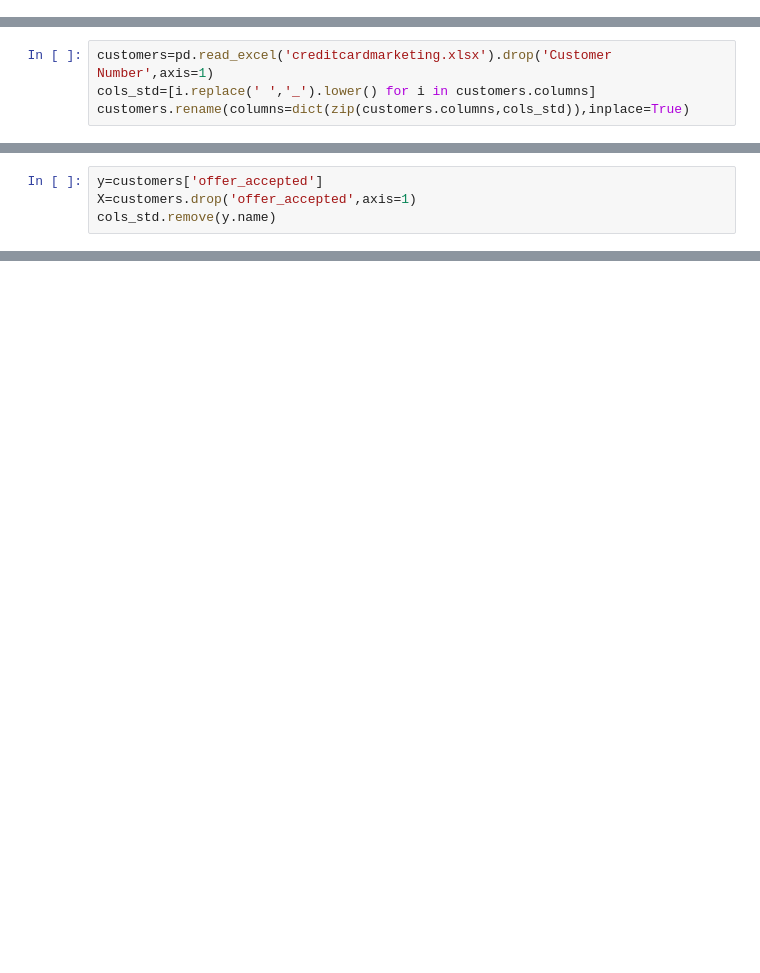
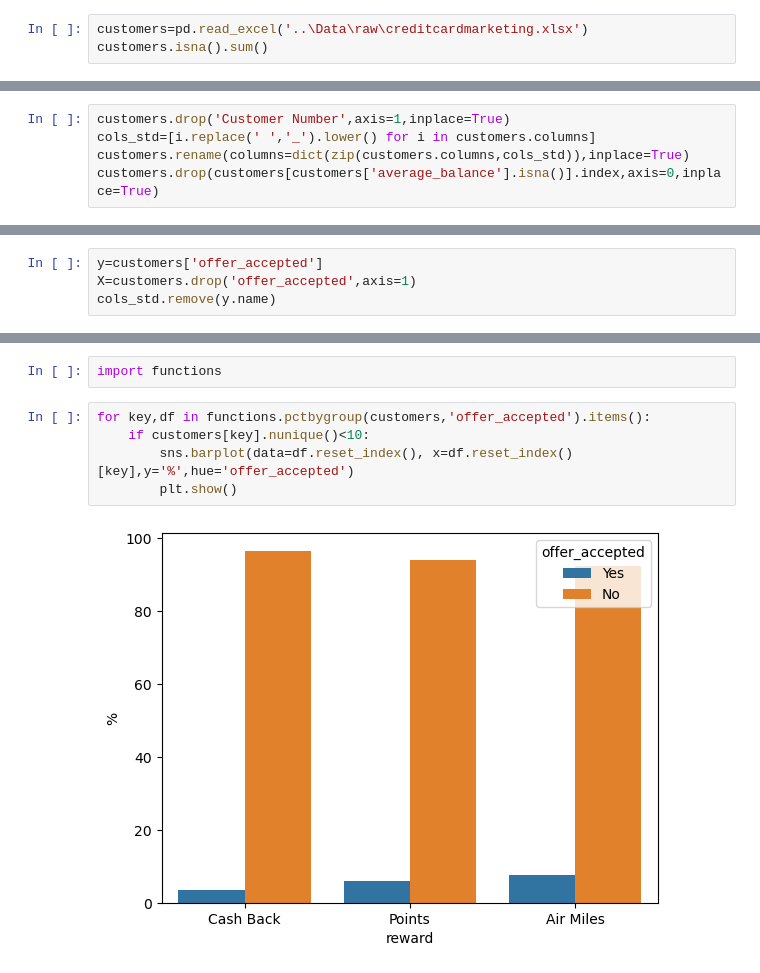
Before and after one commit to Amuyen/midbootcamp-project, a Jupyter notebook: notebooks/cleaning.ipynb, the cells around one changed output, grey strips where cells are left out. Drawn from its saved outputs; the diff is of its cells as text; blank space fills up the shorter version.

```diff
--- a/notebooks/cleaning.ipynb
+++ b/notebooks/cleaning.ipynb
@@ -6,0 +9,3 @@ import re
+# %%
+customers=pd.read_excel('..\Data\raw\creditcardmarketing.xlsx')
+customers.isna().sum()
@@ -7,5 +16,6 @@ import re
 # %%
-customers=pd.read_excel('creditcardmarketing.xlsx').drop('Customer Number',axis=1)
+customers.drop('Customer Number',axis=1,inplace=True)
 cols_std=[i.replace(' ','_').lower() for i in customers.columns]
 customers.rename(columns=dict(zip(customers.columns,cols_std)),inplace=True)
+customers.drop(customers[customers['average_balance'].isna()].index,axis=0,inplace=True)
 # %%
@@ -129,0 +71,9 @@ cols_std.remove(y.name)
+# %%
+import functions
+# %%
+for key,df in functions.pctbygroup(customers,'offer_accepted').items():
+    if customers[key].nunique()<10:
+        sns.barplot(data=df.reset_index(), x=df.reset_index()[key],y='%',hue='offer_accepted')
+        plt.show()
+# %% [output]
+[figure, added]
```
Also changed, not shown: parts of 15 cells of this notebook, 6 other files.
